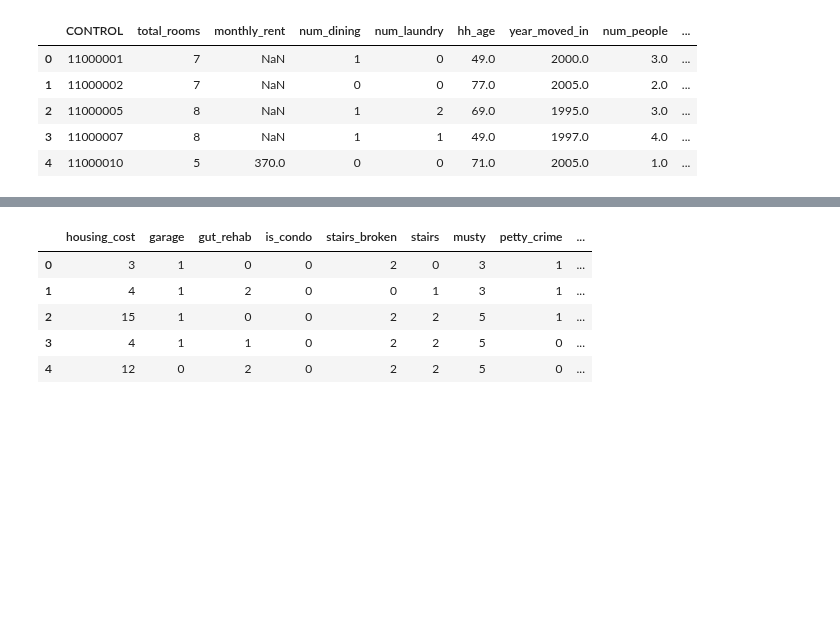
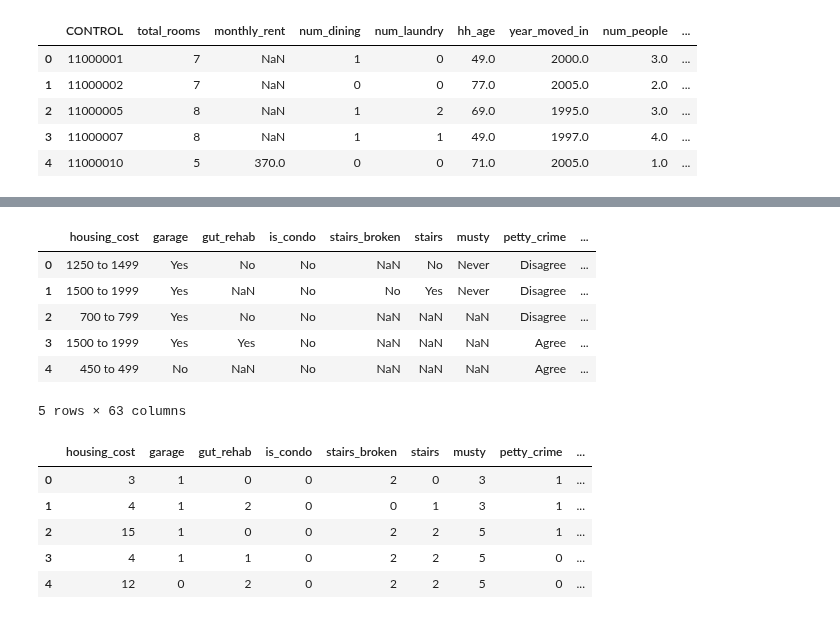
Before and after one commit to kellywong1314/Analytics-and-Machine-Learning, a Jupyter notebook: Capstone 1 - American Housing Satisfaction/Logistic Regression for Housing Satisfaction.ipynb, the cells around one changed output, grey strips where cells are left out. Cells and saved outputs as stored; diff of their text form; code cells hidden in the pictures; blank space fills up the shorter version.

```diff
--- a/Capstone 1 - American Housing Satisfaction/Logistic Regression for Housing Satisfaction.ipynb
+++ b/Capstone 1 - American Housing Satisfaction/Logistic Regression for Housing Satisfaction.ipynb
@@ -48,2 +64,13 @@ X2.head()
+# %%
+X3 = X.select_dtypes(include=[object])
+X3.head()
+# %% [output]
+|  | housing_cost | garage | gut_rehab | is_condo | stairs_broken | stairs | musty | petty_crime | ... |
+| 0 | 1250 to 1499 | Yes | No | No | NaN | No | Never | Disagree | ... |
+| 1 | 1500 to 1999 | Yes | NaN | No | No | Yes | Never | Disagree | ... |
+| 2 | 700 to 799 | Yes | No | No | NaN | NaN | NaN | Disagree | ... |
+| 3 | 1500 to 1999 | Yes | Yes | No | NaN | NaN | NaN | Agree | ... |
+| 4 | 450 to 499 | No | NaN | No | NaN | NaN | NaN | Agree | ... |
+5 rows × 63 columns
 # %%
 from sklearn.preprocessing import OneHotEncoder, LabelEncoder
```
Also changed, not shown: parts of 19 cells of this notebook.
